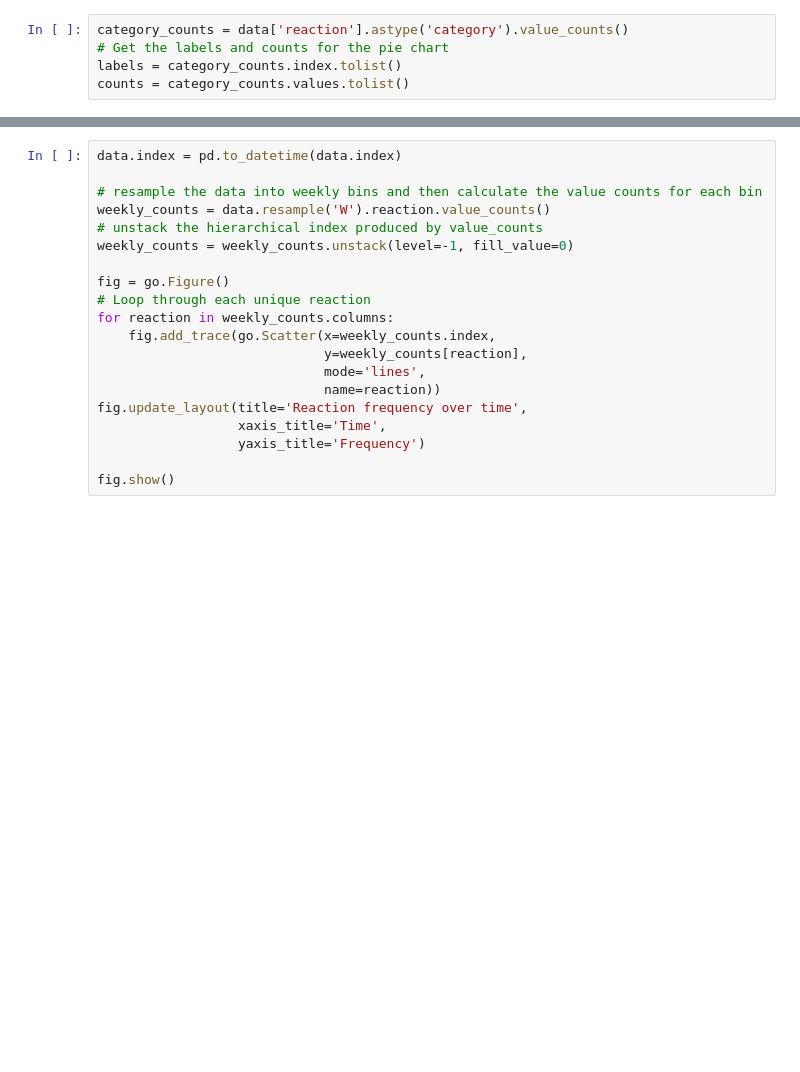
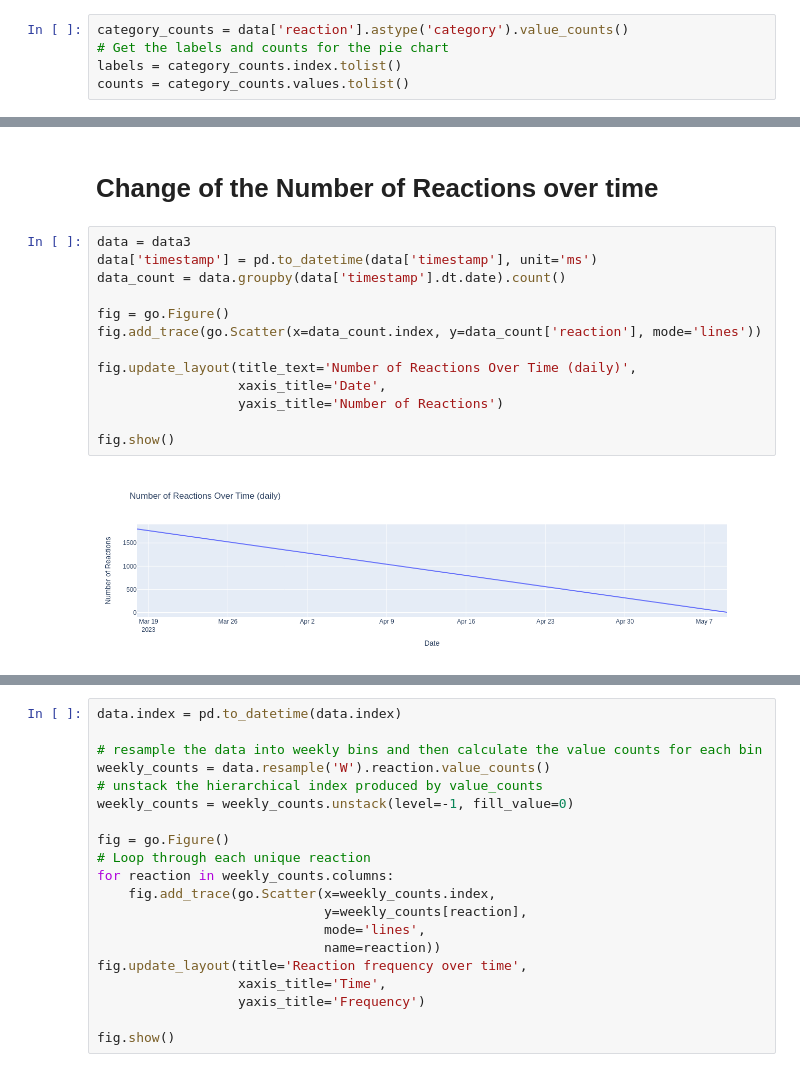
Before and after one commit to mossishahi/chorus_analytics, a Jupyter notebook: notebooks/eda_on_chorus.ipynb, the cells around one changed output, grey strips where cells are left out. Cells and saved outputs as stored; diff of their text form; blank space fills up the shorter version.

Commit message:
Plots added

```diff
--- a/notebooks/eda_on_chorus.ipynb
+++ b/notebooks/eda_on_chorus.ipynb
@@ -34,2 +51,19 @@ fig.write_image("pie_chart.png")
 # %% [output]
 [figure]
+# %% [markdown]
+# Change of the Number of Reactions over time
+# %%
+data = data3
+data['timestamp'] = pd.to_datetime(data['timestamp'], unit='ms')
+data_count = data.groupby(data['timestamp'].dt.date).count()
+
+fig = go.Figure()
+fig.add_trace(go.Scatter(x=data_count.index, y=data_count['reaction'], mode='lines'))
+
+fig.update_layout(title_text='Number of Reactions Over Time (daily)',
+                  xaxis_title='Date',
+                  yaxis_title='Number of Reactions')
+
+fig.show()
+# %% [output]
+[figure, added]
```
Also changed, not shown: parts of 22 cells of this notebook, 2 other files.
